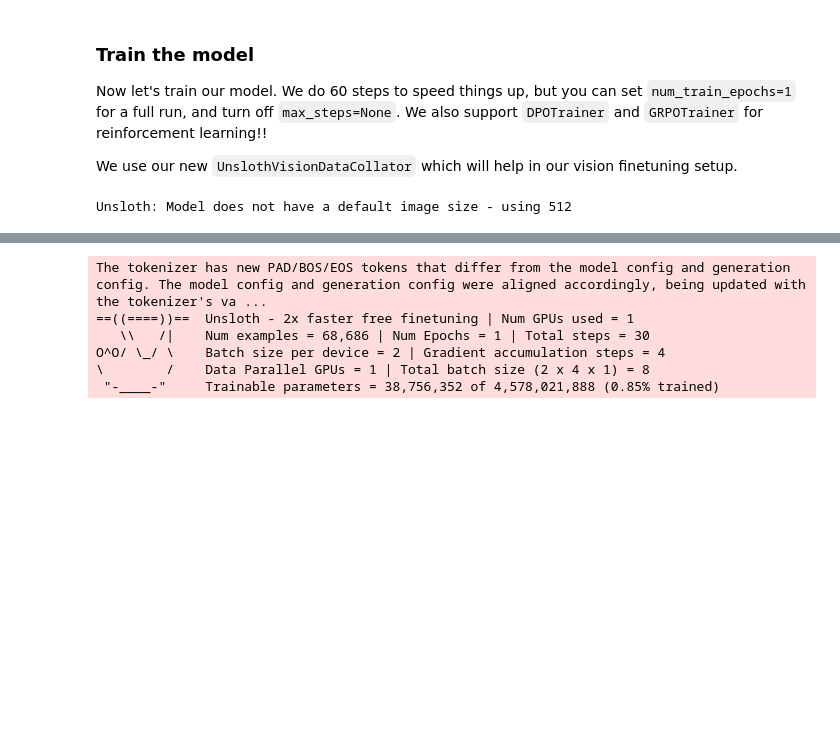
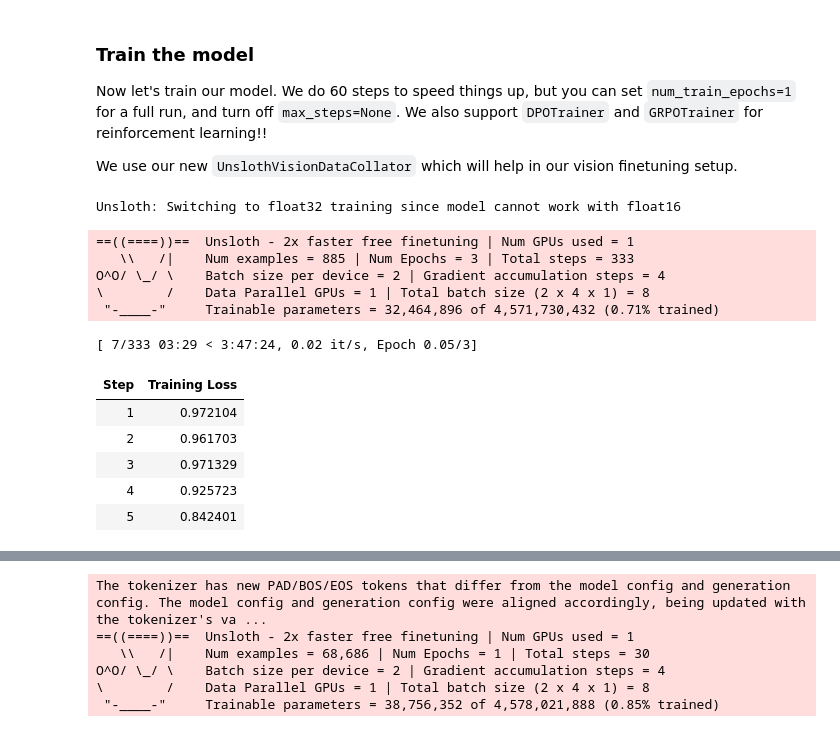
Before and after one commit to aartww5/Law_RAG, a Jupyter notebook: nb/Qwen3_5_(4B)_Vision.ipynb, the cells around one changed output, grey strips where cells are left out. Saved outputs shown, nothing was run; the diff lists cells and outputs as text; code cells hidden in the pictures; blank space fills up the shorter version.

```diff
--- a/nb/Qwen3_5_(4B)_Vision.ipynb
+++ b/nb/Qwen3_5_(4B)_Vision.ipynb
@@ -113,14 +113,10 @@ We'll be using a sampled dataset of handwritten maths formulas. The goal is to c
 You can access the dataset [here](https://huggingface.co/datasets/unsloth/LaTeX_OCR). The full dataset is [here](https://huggingface.co/datasets/linxy/LaTeX_OCR).
 # %%
 from datasets import load_dataset
+from transformers import DataCollatorForSeq2Seq
 
-# 1. 将你的 JSON 文件上传到 Colab 左侧文件面板，然后加载
 dataset = load_dataset("json", data_files="/content/qwen35_train_2048.jsonl", split="train")
 
-print(dataset[0])
-
-# 2. 用 tokenizer 的 Qwen 模板将 messages 格式化为训练用的纯文本
-# 你的数据格式：{"messages": [{"role": "user", "content": "..."}, {"role": "assistant", "content": "<think>...</think>\n答案"}]}
 def formatting_prompts_func(examples):
     texts = []
     for messages in examples["messages"]:
@@ -133,6 +129,21 @@ def formatting_prompts_func(examples):
     return {"text": texts}
 
 dataset = dataset.map(formatting_prompts_func, batched=True)
+dataset = dataset.remove_columns([col for col in dataset.column_names if col != "text"])
 
-# 检查第一条样本是否正确
-print(dataset[0]["text"])
+def tokenize_func(examples):
+    # ✅ 关键修复：用 .tokenizer 访问内部文本 tokenizer，不触发图像处理器
+    tokenized = tokenizer.tokenizer(
+        examples["text"],
+        truncation=True,
+        max_length=2048,
+        padding=False,
+    )
+    tokenized["labels"] = tokenized["input_ids"].copy()
+    return tokenized
+
+dataset = dataset.map(tokenize_func, batched=True, remove_columns=["text"])
+
+# 验证：应该输出 ['input_ids', 'attention_mask', 'labels']
+print(dataset.column_names)
+print("样本数量:", len(dataset))
@@ -246,34 +260,48 @@ Now let's train our model. We do 60 steps to speed things up, but you can set `n
 We use our new `UnslothVisionDataCollator` which will help in our vision finetuning setup.
 # %%
 from trl import SFTTrainer, SFTConfig
+from transformers import DataCollatorForSeq2Seq
 
 FastVisionModel.for_training(model)
 
 trainer = SFTTrainer(
     model=model,
     tokenizer=tokenizer,
     train_dataset=dataset,
+    data_collator=DataCollatorForSeq2Seq(tokenizer=tokenizer, padding=True),
     args=SFTConfig(
-        dataset_text_field="text",
+        dataset_text_field="",            # ← 已预处理，留空
+        remove_unused_columns=False,      # ← 关闭列过滤
         per_device_train_batch_size=2,
         gradient_accumulation_steps=4,
         warmup_steps=5,
-        max_steps=None,
-        num_train_epochs=3# 完整训练改成 ，删掉这行
+        num_train_epochs=3,
         learning_rate=2e-4,
         logging_steps=1,
         optim="adamw_8bit",
         weight_decay=0.001,
         lr_scheduler_type="linear",
         seed=3407,
         output_dir="outputs",
         report_to="none",
-        max_length=2048,
+        max_seq_length=2048,
     ),
 )
 trainer_stats = trainer.train()
 # %% [output]
-Unsloth: Model does not have a default image size - using 512
+Unsloth: Switching to float32 training since model cannot work with float16
+==((====))==  Unsloth - 2x faster free finetuning | Num GPUs used = 1
+   \\   /|    Num examples = 885 | Num Epochs = 3 | Total steps = 333
+O^O/ \_/ \    Batch size per device = 2 | Gradient accumulation steps = 4
+\        /    Data Parallel GPUs = 1 | Total batch size (2 x 4 x 1) = 8
+ "-____-"     Trainable parameters = 32,464,896 of 4,571,730,432 (0.71% trained)
+[ 7/333 03:29 < 3:47:24, 0.02 it/s, Epoch 0.05/3]
+| Step | Training Loss |
+| 1 | 0.972104 |
+| 2 | 0.961703 |
+| 3 | 0.971329 |
+| 4 | 0.925723 |
+| 5 | 0.842401 |
 # %%
 # @title Show current memory stats
 gpu_stats = torch.cuda.get_device_properties(0)
```
Also changed, not shown: parts of 3 cells of this notebook.
